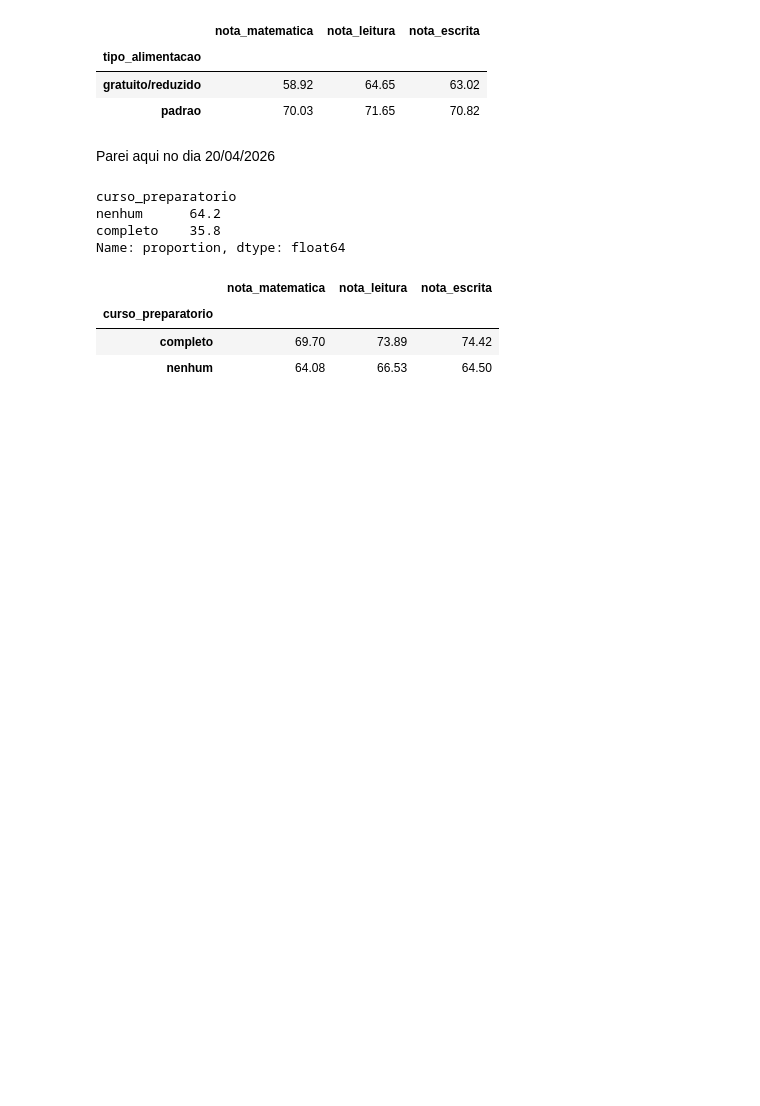
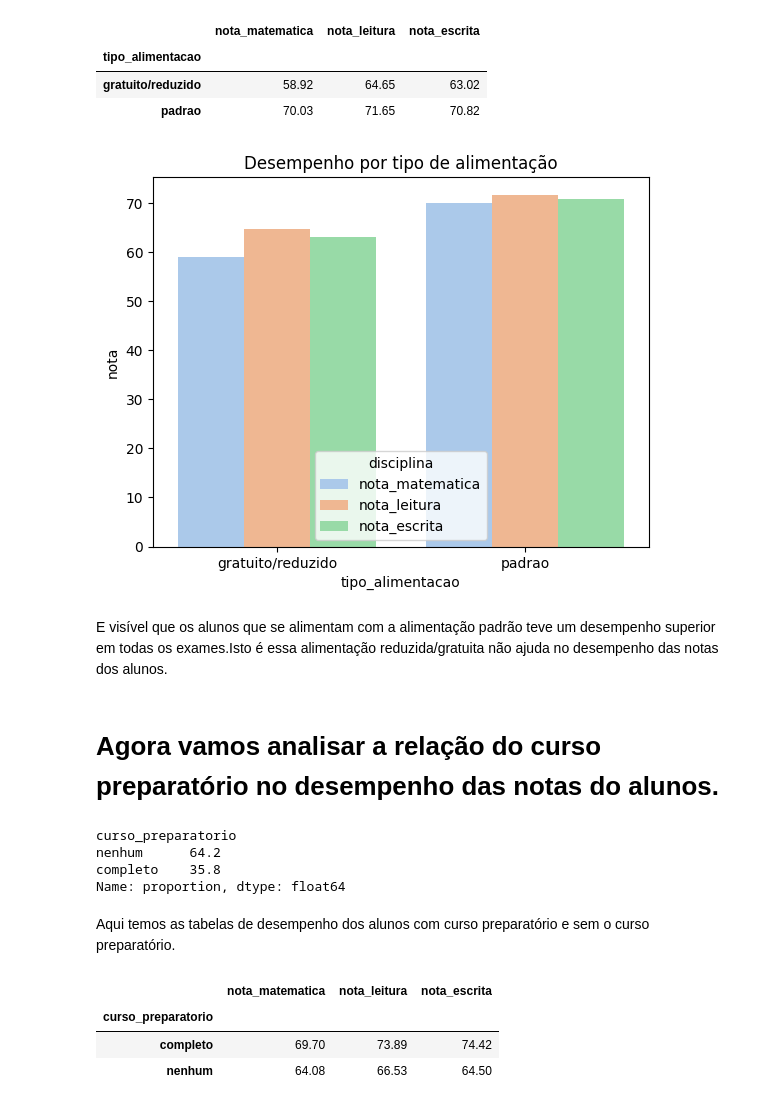
Before and after one commit to bidiass-collab/desempenho-estudantes, a Jupyter notebook: Projeto_final.ipynb, the cells around one changed output. Saved outputs shown, nothing was run; the diff lists cells and outputs as text; code cells hidden in the pictures; blank space fills up the shorter version.

```diff
--- a/Projeto_final.ipynb
+++ b/Projeto_final.ipynb
@@ -557,8 +557,25 @@ desempenho.groupby(['tipo_alimentacao'])[['nota_matematica','nota_leitura','nota
 | tipo_alimentacao |  |  |  |
 | gratuito/reduzido | 58.92 | 64.65 | 63.02 |
 | padrao | 70.03 | 71.65 | 70.82 |
+# %%
+media_alimentacao = desempenho.groupby(['tipo_alimentacao'])[['nota_matematica','nota_leitura','nota_escrita']].mean().round(2)
+media_alimentacao = media_alimentacao.reset_index()
+media_corrida = media_alimentacao.melt(id_vars='tipo_alimentacao', var_name='disciplina',value_name= 'nota')
+sns.barplot(
+    data=media_corrida,
+    x='tipo_alimentacao',
+    y='nota',
+    hue='disciplina',
+    palette='pastel'
+)
+plt.title('Desempenho por tipo de alimentação')
+plt.show()
+# %% [output]
+[figure, added]
+# %% [markdown]
+E visível que os alunos que se alimentam com a alimentação padrão teve um desempenho superior em todas os exames.Isto é essa alimentação reduzida/gratuita não ajuda no desempenho das notas dos alunos.
 # %% [markdown]
-Parei aqui no dia 20/04/2026
+# Agora vamos analisar a relação do curso preparatório no desempenho das notas do alunos.
 # %%
 desempenho['curso_preparatorio'].value_counts(normalize=True)*100
 # %% [output]
@@ -566,6 +583,8 @@ curso_preparatorio
 nenhum      64.2
 completo    35.8
 Name: proportion, dtype: float64
+# %% [markdown]
+Aqui temos as tabelas de desempenho dos alunos com curso preparatório e sem o curso preparatório.
 # %%
 desempenho.groupby(['curso_preparatorio'])[['nota_matematica','nota_leitura','nota_escrita']].mean().round(2)
 # %% [output]
```
Also changed, not shown: parts of 8 cells of this notebook.
